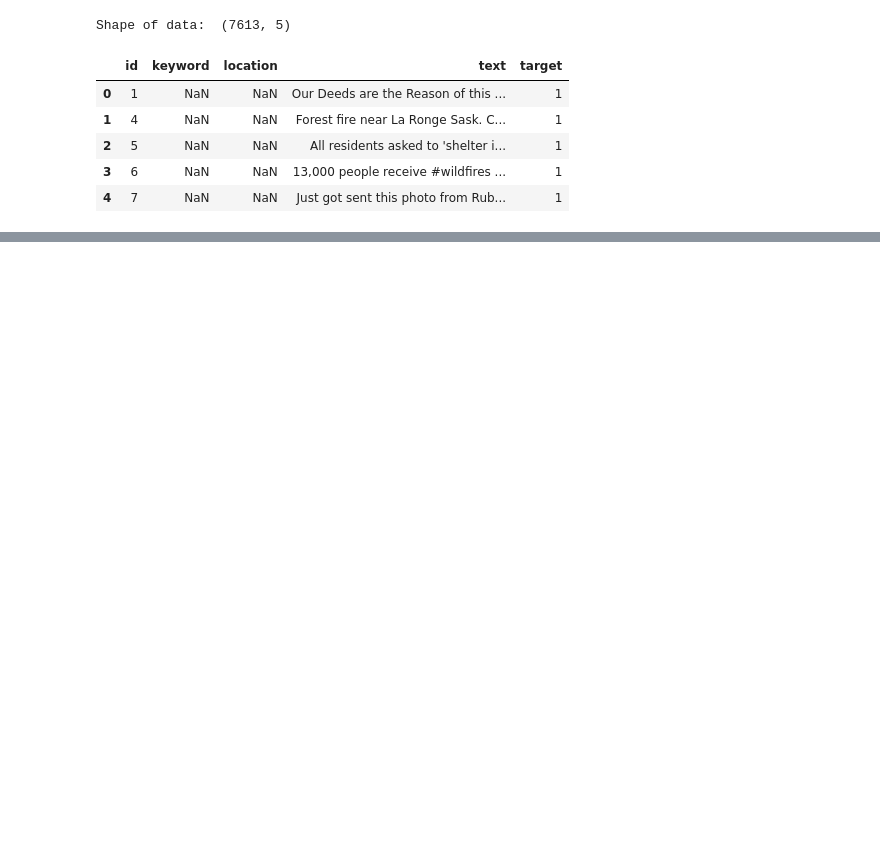
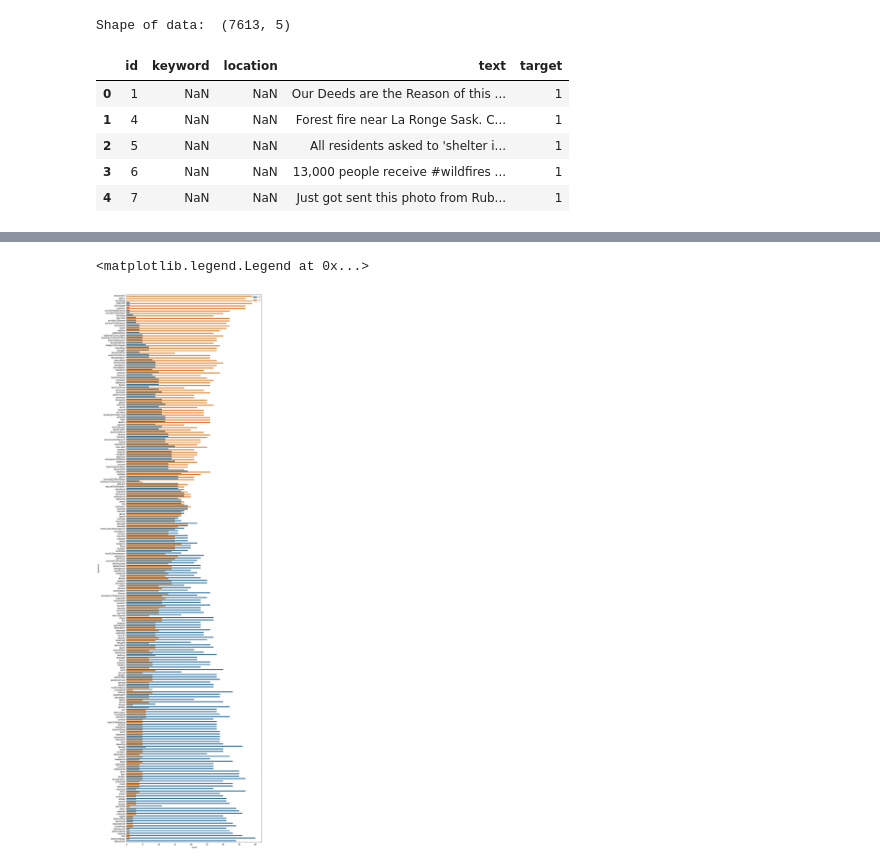
Before and after one commit to Bounty1993/Text-analysis, a Jupyter notebook: Disaster.ipynb, the cells around one changed output, grey strips where cells are left out. Saved outputs shown, nothing was run; the diff lists cells and outputs as text; code cells hidden in the pictures; blank space fills up the shorter version.

```diff
--- a/Disaster.ipynb
+++ b/Disaster.ipynb
@@ -38,0 +63,11 @@ ax[0].legend()
+# %%
+fig, ax = plt.subplots(figsize=(12, 50))
+train_df['keyword_mean'] = train_df.groupby('keyword')['target'].transform('mean')
+sns.countplot(y=train_df.sort_values(by='keyword_mean', ascending=False)['keyword'],
+              hue=train_df.sort_values(by='keyword_mean', ascending=False)['target'],
+              ax=ax)
+ax.tick_params(axis='y', labelsize=10)
+ax.legend(loc='upper right')
+# %% [output]
+<matplotlib.legend.Legend at 0x...>
+[figure, added]
```
Also changed, not shown: parts of 4 cells of this notebook.
